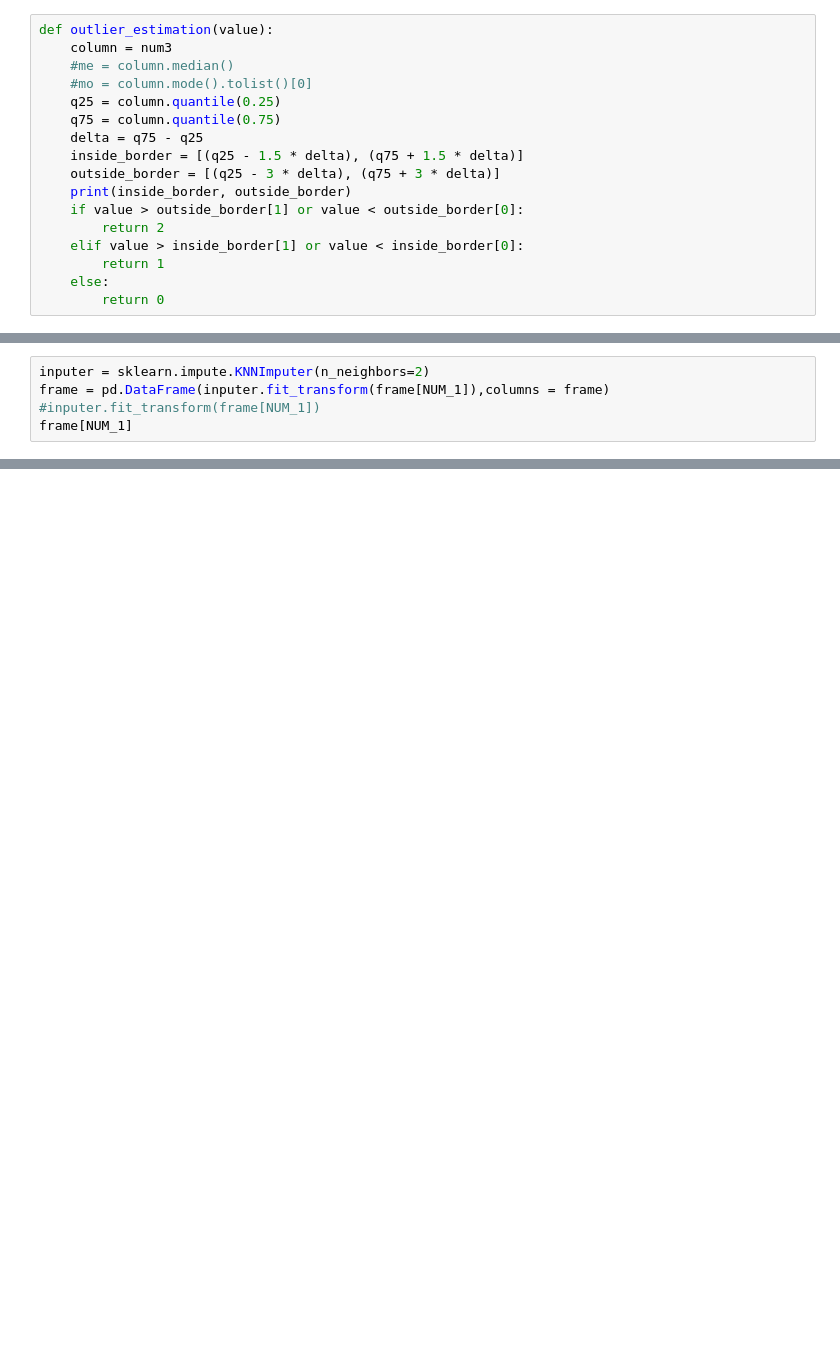
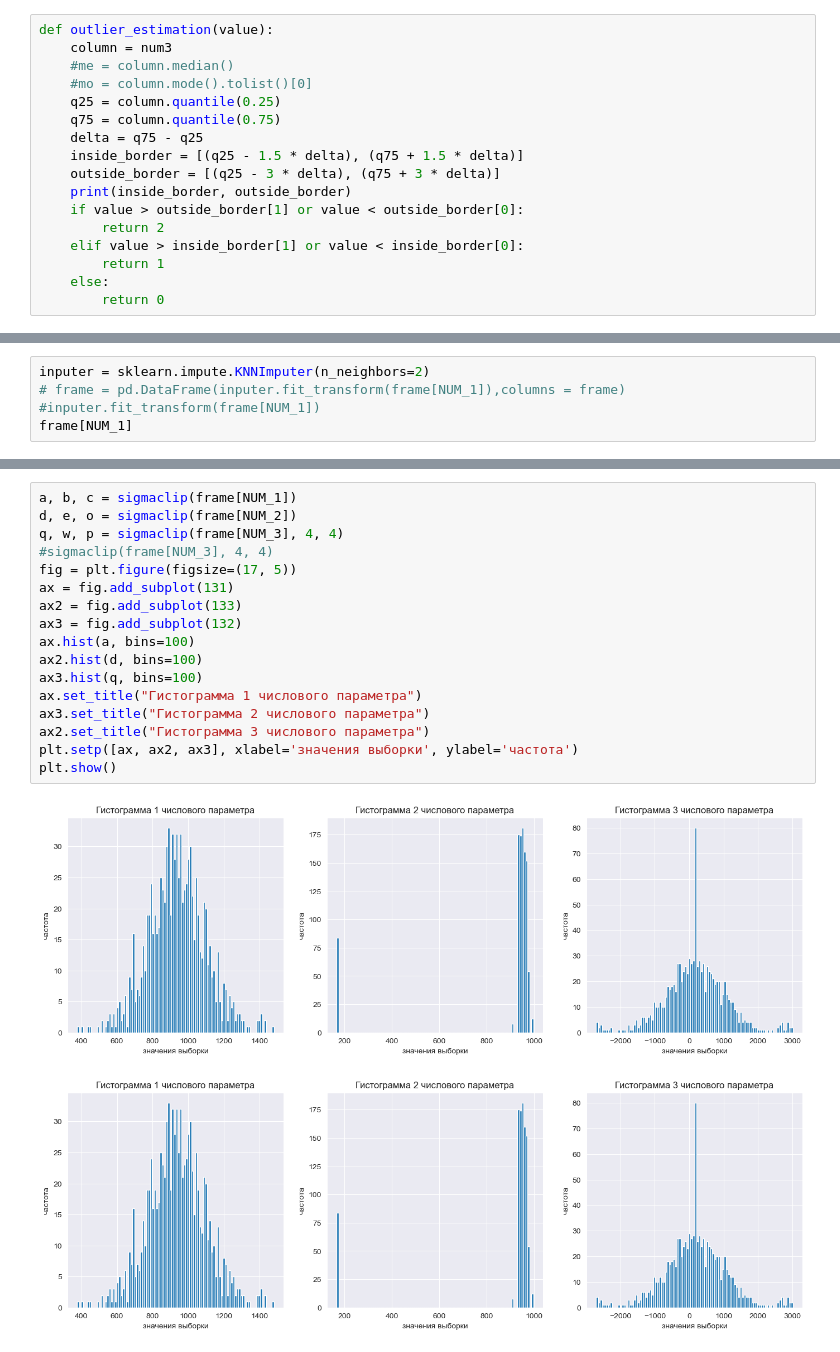
Before and after one commit to fongradnastya/data_analysis_1, a Jupyter notebook: notebooks/work1.ipynb, the cells around one changed output, grey strips where cells are left out. Drawn from its saved outputs; the diff is of its cells as text; blank space fills up the shorter version.

```diff
--- a/notebooks/work1.ipynb
+++ b/notebooks/work1.ipynb
@@ -265,6 +267,6 @@ frame.loc[frame[AGE]=="Empty", AGE] = "59 years and above"
 # %%
 inputer = sklearn.impute.KNNImputer(n_neighbors=2)
-frame = pd.DataFrame(inputer.fit_transform(frame[NUM_1]),columns = frame)
+# frame = pd.DataFrame(inputer.fit_transform(frame[NUM_1]),columns = frame)
 #inputer.fit_transform(frame[NUM_1])
 frame[NUM_1]
 # %% [output]
@@ -274,0 +285,20 @@ array=[  907.34825631   962.21977605  1053.68090954  1148.70297978
+# %%
+a, b, c = sigmaclip(frame[NUM_1])
+d, e, o = sigmaclip(frame[NUM_2])
+q, w, p = sigmaclip(frame[NUM_3], 4, 4)
+#sigmaclip(frame[NUM_3], 4, 4)
+fig = plt.figure(figsize=(17, 5))
+ax = fig.add_subplot(131)
+ax2 = fig.add_subplot(133)
+ax3 = fig.add_subplot(132)
+ax.hist(a, bins=100)
+ax2.hist(d, bins=100)
+ax3.hist(q, bins=100)
+ax.set_title("Гистограмма 1 числового параметра")
+ax3.set_title("Гистограмма 2 числового параметра")
+ax2.set_title("Гистограмма 3 числового параметра")
+plt.setp([ax, ax2, ax3], xlabel='значения выборки', ylabel='частота')
+plt.show()
+# %% [output]
+[figure, added]
+[figure, added]
```
Also changed, not shown: parts of 17 cells of this notebook.
